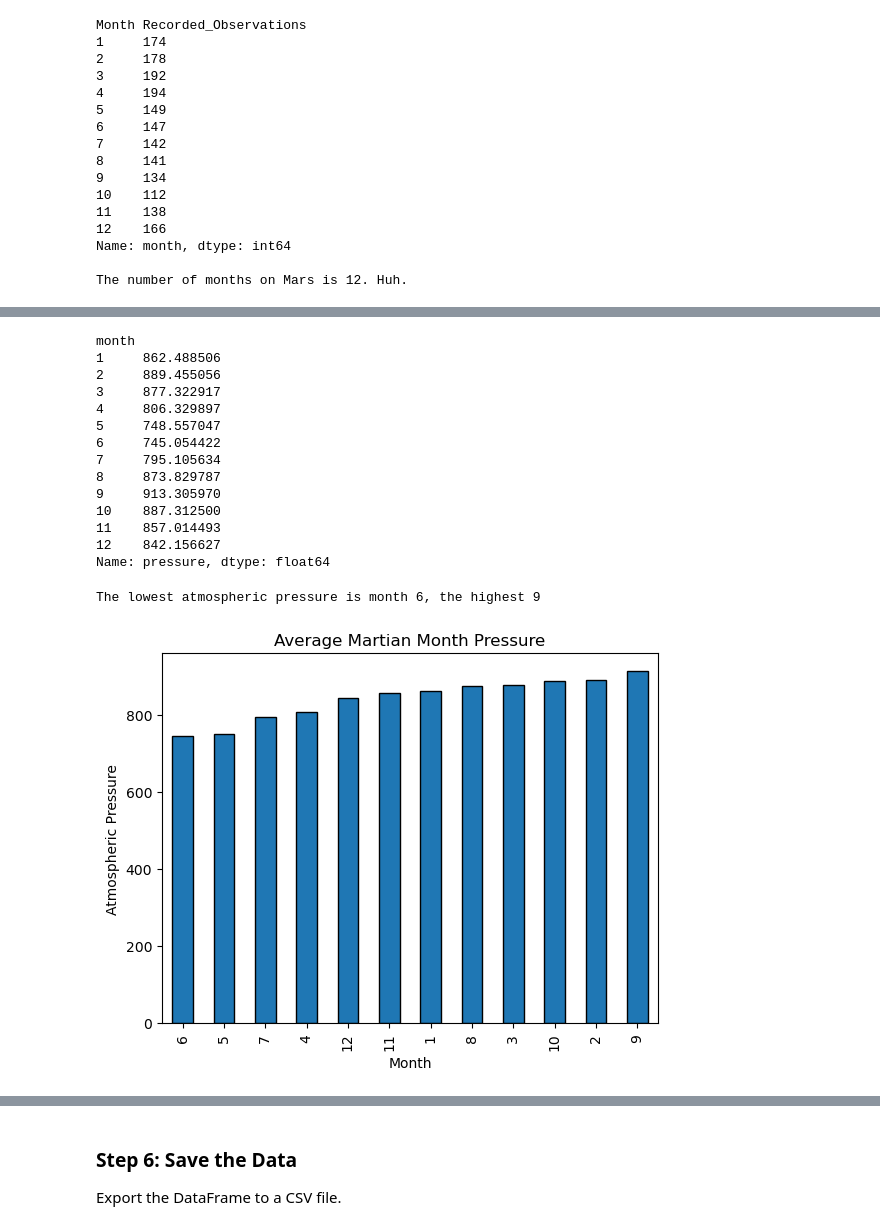
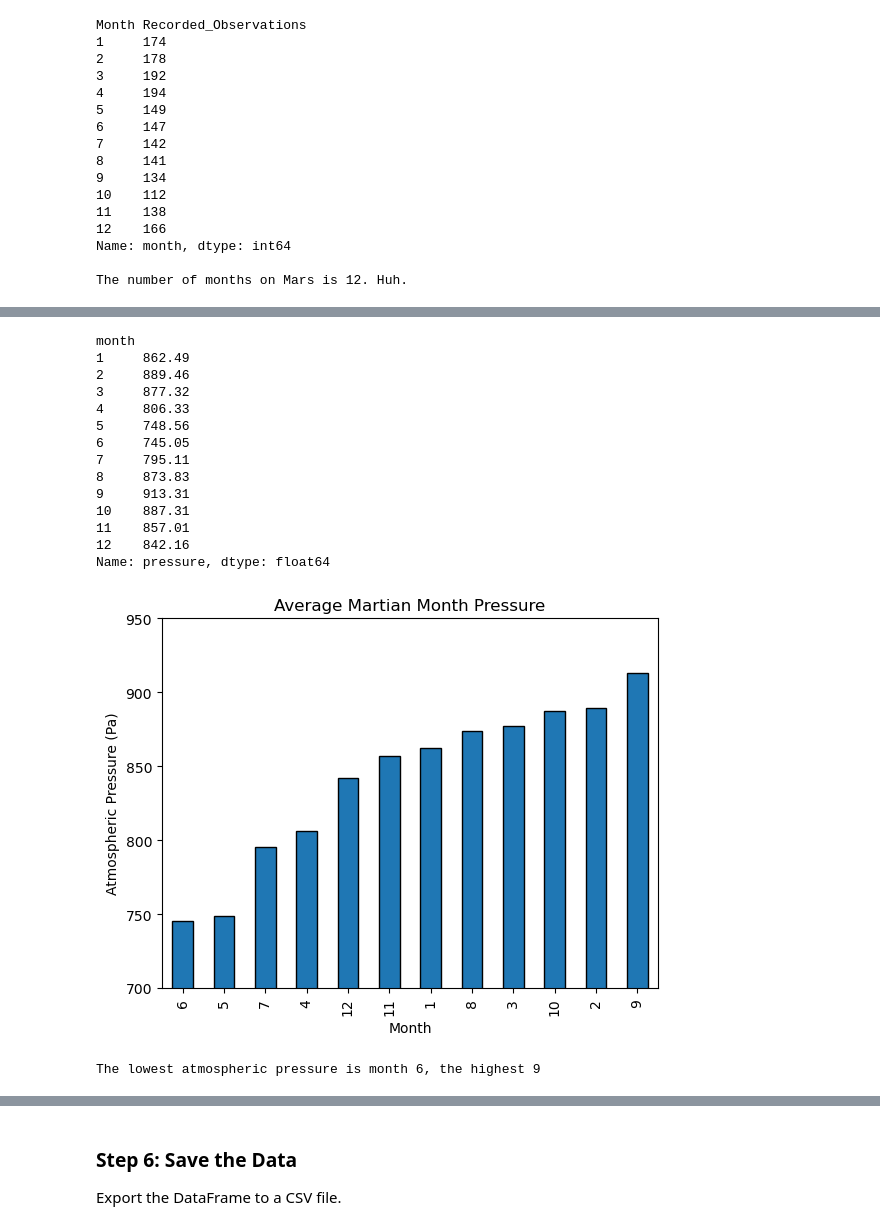
Before and after one commit to johbry17/11-web-scraping, a Jupyter notebook: part_2_mars_weather.ipynb, the cells around one changed output, grey strips where cells are left out. Saved outputs shown, nothing was run; the diff lists cells and outputs as text; code cells hidden in the pictures.

```diff
--- a/part_2_mars_weather.ipynb
+++ b/part_2_mars_weather.ipynb
@@ -238,42 +225,44 @@ The coldest month is 3, the hottest 8
 # %%
 # 4. Average pressure by Martian month
 month_pressure = df.groupby("month")["pressure"].mean()
-month_pressure
+month_pressure_formatted = month_pressure.round(2)
+month_pressure_formatted
 # %% [output]
 month
-1     862.488506
-2     889.455056
-3     877.322917
-4     806.329897
-5     748.557047
-6     745.054422
-7     795.105634
-8     873.829787
-9     913.305970
-10    887.312500
-11    857.014493
-12    842.156627
+1     862.49
+2     889.46
+3     877.32
+4     806.33
+5     748.56
+6     745.05
+7     795.11
+8     873.83
+9     913.31
+10    887.31
+11    857.01
+12    842.16
 Name: pressure, dtype: float64
 # %%
 # sort months
 month_pressure = month_pressure.sort_values()
 
 # Plot the average pressure by month
 month_pressure.plot(kind="bar", edgecolor="black")
 
 # formatting
-plt.ylabel("Atmospheric Pressure")
+plt.ylabel("Atmospheric Pressure (Pa)")
 plt.xlabel("Month")
 plt.title("Average Martian Month Pressure")
+plt.ylim(700, 950)
+
+# save for Readme
+plt.savefig("Images/pressure.png")
+plt.show()
 
 # print results
 print(
     f"The lowest atmospheric pressure is month {month_pressure.index[0]}, the highest {month_pressure.index[-1]}"
 )
-
-# save for Readme
-plt.savefig("Images/pressure.png")
-plt.show()
 # %% [output]
+[figure, new version]
 The lowest atmospheric pressure is month 6, the highest 9
-[figure, old version]
```
Also changed, not shown: parts of 18 cells of this notebook, 6 other files.
